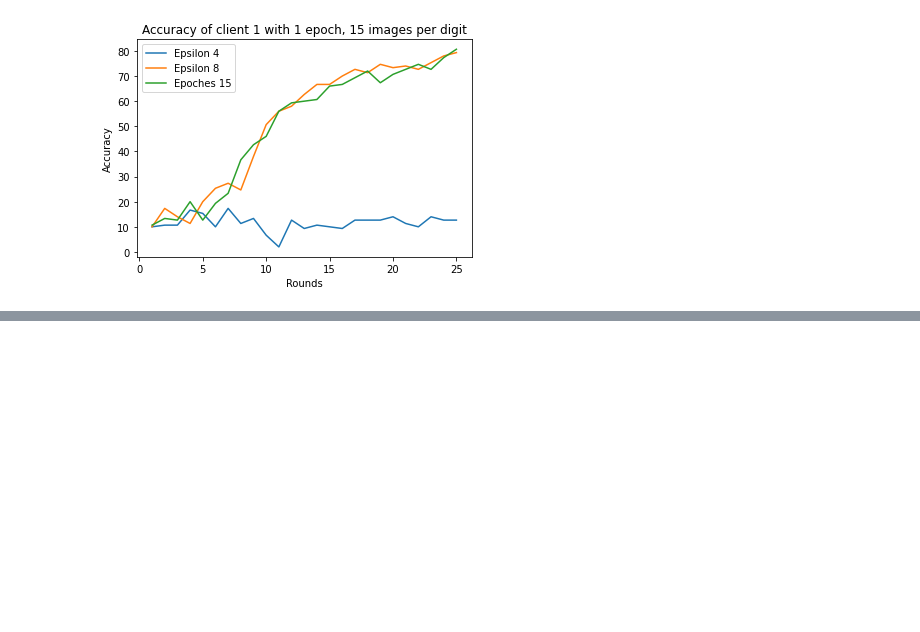
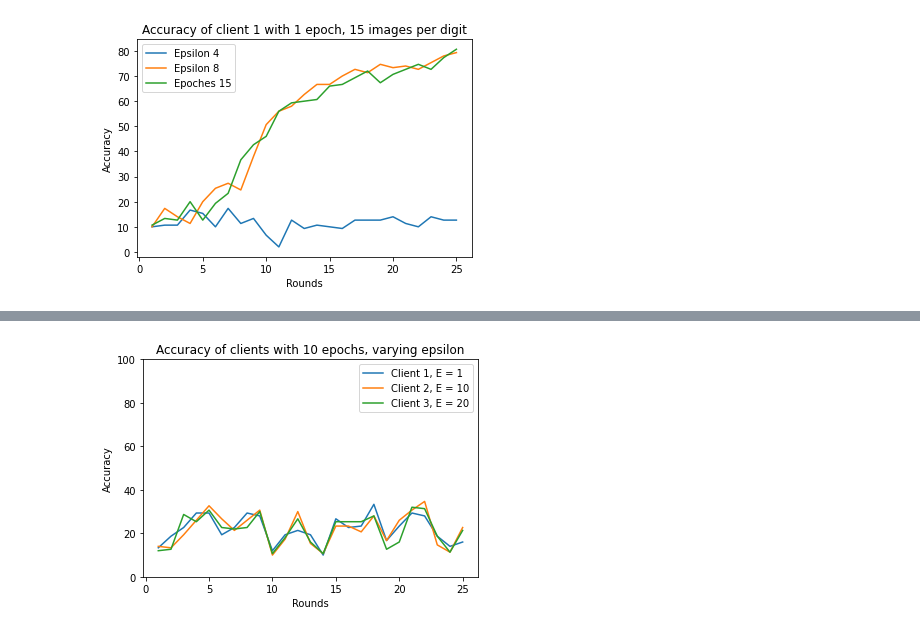
Before and after one commit to saptarshidec/LDP-FL-Blockchain, a Jupyter notebook: testapp/results.ipynb, the cells around one changed output, grey strips where cells are left out. Saved outputs shown, nothing was run; the diff lists cells and outputs as text; code cells hidden in the pictures; blank space fills up the shorter version.

```diff
--- a/testapp/results.ipynb
+++ b/testapp/results.ipynb
@@ -653,0 +761,53 @@ plt.show()
+# %%
+n_10_e_vary3_i_75_acc = [
+  [ 0.13333333333333333, 0.14, 0.12 ],
+  [ 0.18666666666666668, 0.13333333333333333, 0.12666666666666668 ],
+  [ 0.22666666666666666, 0.19333333333333333, 0.2866666666666667 ],
+  [ 0.29333333333333333, 0.26, 0.25333333333333335 ],
+  [ 0.29333333333333333, 0.32666666666666666, 0.30666666666666664 ],
+  [ 0.19333333333333333, 0.26666666666666666, 0.22666666666666666 ],
+  [ 0.22666666666666666, 0.21333333333333335, 0.22 ],
+  [ 0.29333333333333333, 0.26, 0.22666666666666666 ],
+  [ 0.28, 0.30666666666666664, 0.3 ],
+  [ 0.12, 0.1, 0.10666666666666667 ],
+  [ 0.19333333333333333, 0.17333333333333334, 0.18 ],
+  [ 0.21333333333333335, 0.3, 0.26666666666666666 ],
+  [ 0.19333333333333333, 0.15333333333333332, 0.16 ],
+  [ 0.1, 0.10666666666666667, 0.10666666666666667 ],
+  [ 0.26666666666666666, 0.23333333333333334, 0.25333333333333335 ],
+  [ 0.22666666666666666, 0.23333333333333334, 0.25333333333333335 ],
+  [ 0.23333333333333334, 0.20666666666666667, 0.25333333333333335 ],
+  [ 0.3333333333333333, 0.28, 0.28 ],
+  [ 0.16666666666666666, 0.16666666666666666, 0.12666666666666668 ],
+  [ 0.23333333333333334, 0.26, 0.16 ],
+  [ 0.29333333333333333, 0.30666666666666664, 0.32 ],
+  [ 0.28, 0.3466666666666667, 0.31333333333333335 ],
+  [ 0.18666666666666668, 0.14666666666666667, 0.18666666666666668 ],
+  [ 0.14, 0.11333333333333333, 0.11333333333333333 ],
+  [ 0.16, 0.22666666666666666, 0.21333333333333335 ]
+]
+
+n_10_e_vary3_i_75_acc_client1 = []
+n_10_e_vary3_i_75_acc_client2 = []
+n_10_e_vary3_i_75_acc_client3 = []
+
+for i in n_10_e_vary3_i_75_acc:
+    n_10_e_vary3_i_75_acc_client1.append(i[0]*100)
+    n_10_e_vary3_i_75_acc_client2.append(i[1]*100)
+    n_10_e_vary3_i_75_acc_client3.append(i[2]*100)
+
+import matplotlib.pyplot as plt
+import numpy as np
+
+plt.plot(rounds, n_10_e_vary3_i_75_acc_client1, label='Client 1, E = 1')
+plt.plot(rounds, n_10_e_vary3_i_75_acc_client2, label='Client 2, E = 10')
+plt.plot(rounds, n_10_e_vary3_i_75_acc_client3, label='Client 3, E = 20')
+plt.ylim(0, 100)
+plt.legend()
+plt.xlabel('Rounds')
+plt.ylabel('Accuracy')
+
+plt.title('Accuracy of clients with 10 epochs, varying epsilon')
+plt.show()
+# %% [output]
+[figure, added]
```
Also changed, not shown: parts of 2 cells of this notebook, 7 other files.
